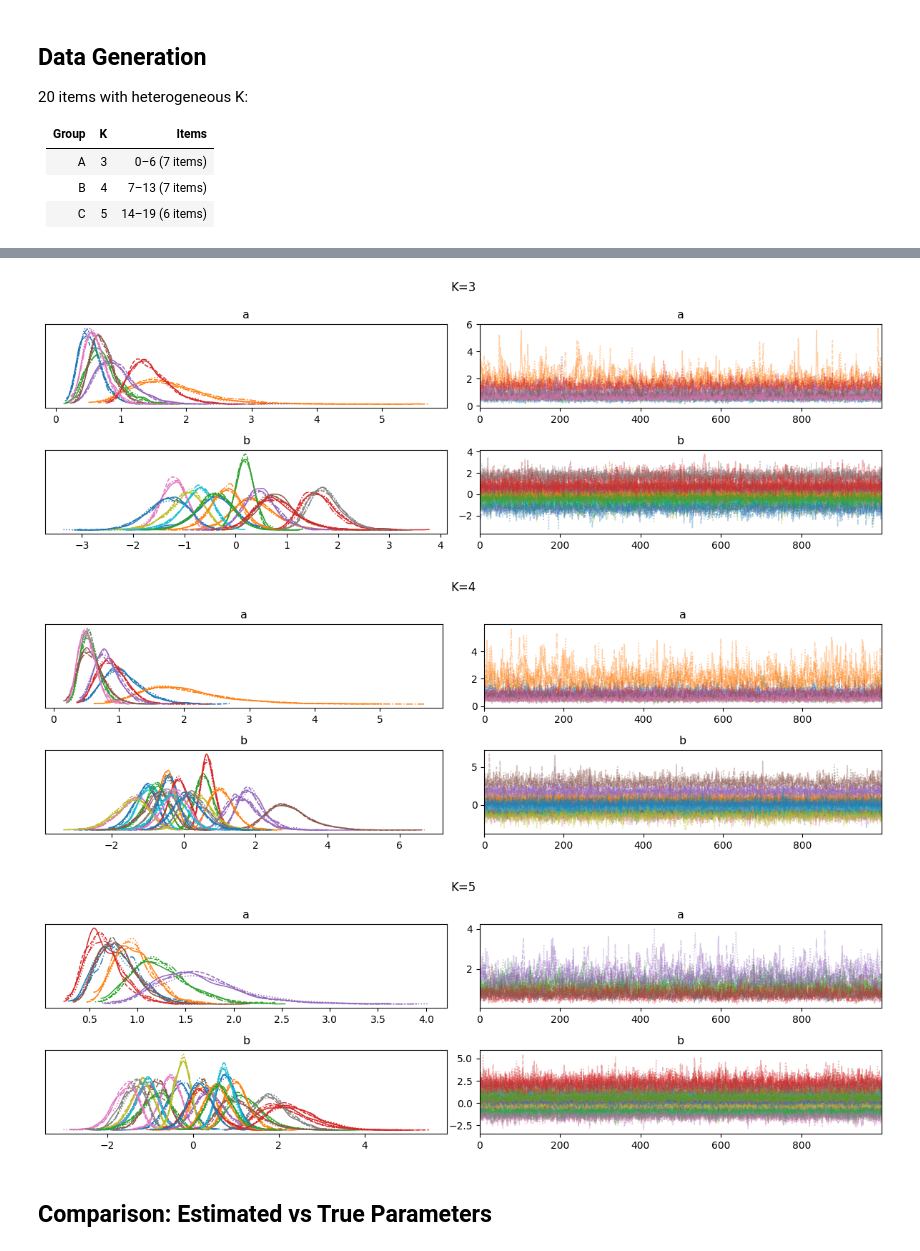
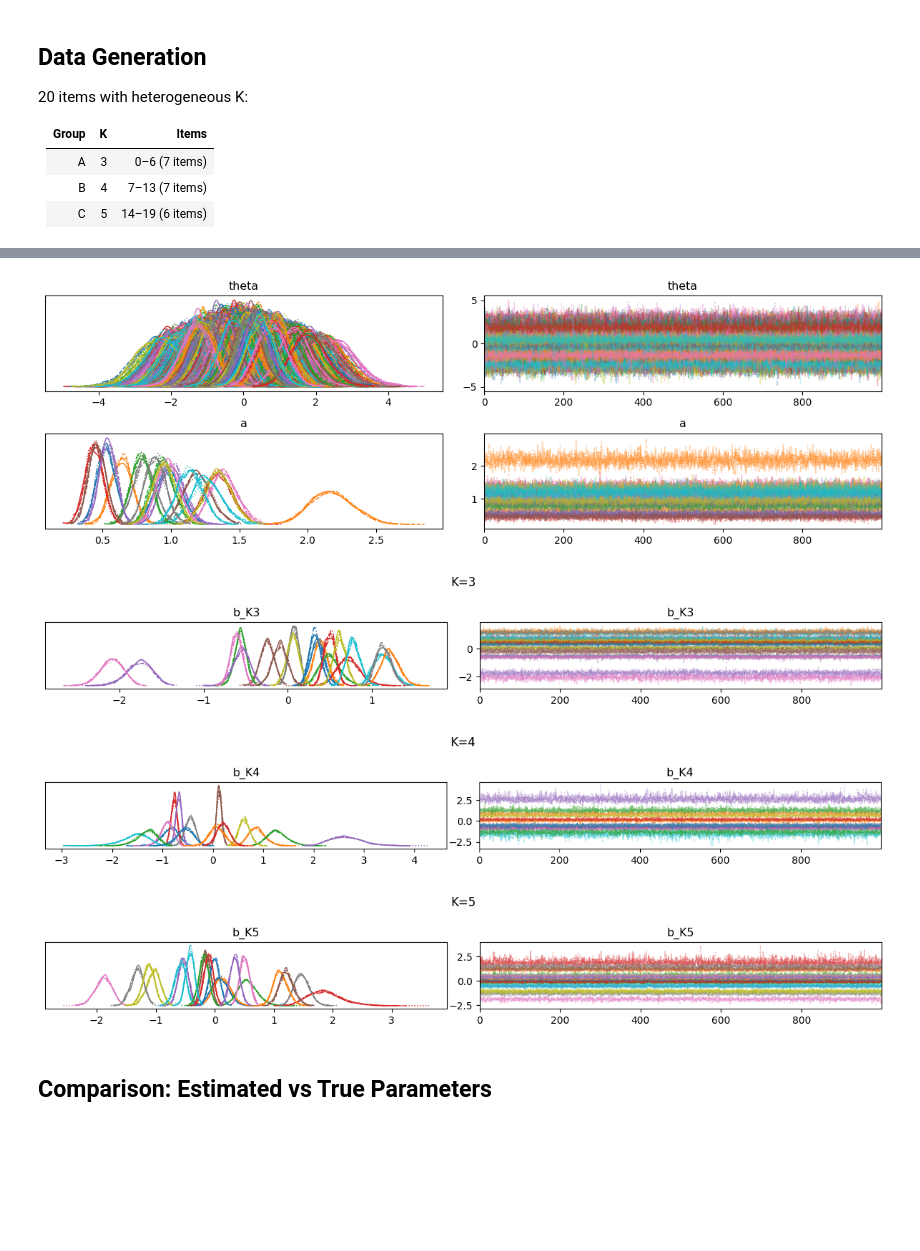
Before and after one commit to nigimitama/bayesian-irt-models, a Jupyter notebook: notebooks/grm-pymc-multi-k.ipynb, the cells around one changed output, grey strips where cells are left out. Cells and saved outputs as stored; diff of their text form; code cells hidden in the pictures; blank space fills up the shorter version.

```diff
--- a/notebooks/grm-pymc-multi-k.ipynb
+++ b/notebooks/grm-pymc-multi-k.ipynb
@@ -53,11 +52,11 @@ import arviz as az
 # %%
 rng = np.random.default_rng(42)
 
-N = 100  # respondents
+N = 1000  # respondents
 J = 20   # items total
 
 # K per item
-K_per_item = np.array([3] * 7 + [4] * 7 + [5] * 6)
+K_per_item = np.array([3] * 10 + [4] * 5 + [5] * 5)
 
 # True parameters
 theta_true = rng.normal(0, 1, N)
@@ -175,5 +151,7 @@ NUTS: [theta, a, b_first, b_delta]
 # %%
-for k in unique_K:
-    print(f"\n=== K={k} ===")
-    display(az.summary(idatas[k], var_names=["a", "b"], round_to=2))
+print("=== theta, a ===")
+display(az.summary(idata, var_names=["theta", "a"], round_to=2))
+for K in unique_K:
+    print(f"\n=== b_K{K} ===")
+    display(az.summary(idata, var_names=[f"b_K{K}"], round_to=2))
 # %% [output]
@@ -234,13 +225,18 @@ for k in unique_K:
 # %%
-for k in unique_K:
-    az.plot_trace(idatas[k], var_names=["a", "b"], compact=True)
-    plt.suptitle(f"K={k}")
+az.plot_trace(idata, var_names=["theta", "a"], compact=True)
+plt.tight_layout()
+plt.show()
+
+for K in unique_K:
+    az.plot_trace(idata, var_names=[f"b_K{K}"], compact=True)
+    plt.suptitle(f"K={K}")
     plt.tight_layout()
     plt.show()
 # %% [output]
-[figure, old version]
+[figure, new version]
-[figure, old version]
+[figure, new version]
-[figure, old version]
+[figure, new version]
+[figure, added]
 # %% [markdown]
 ## Comparison: Estimated vs True Parameters
 # %%
```
Also changed, not shown: parts of 9 cells of this notebook, 6 other files.
